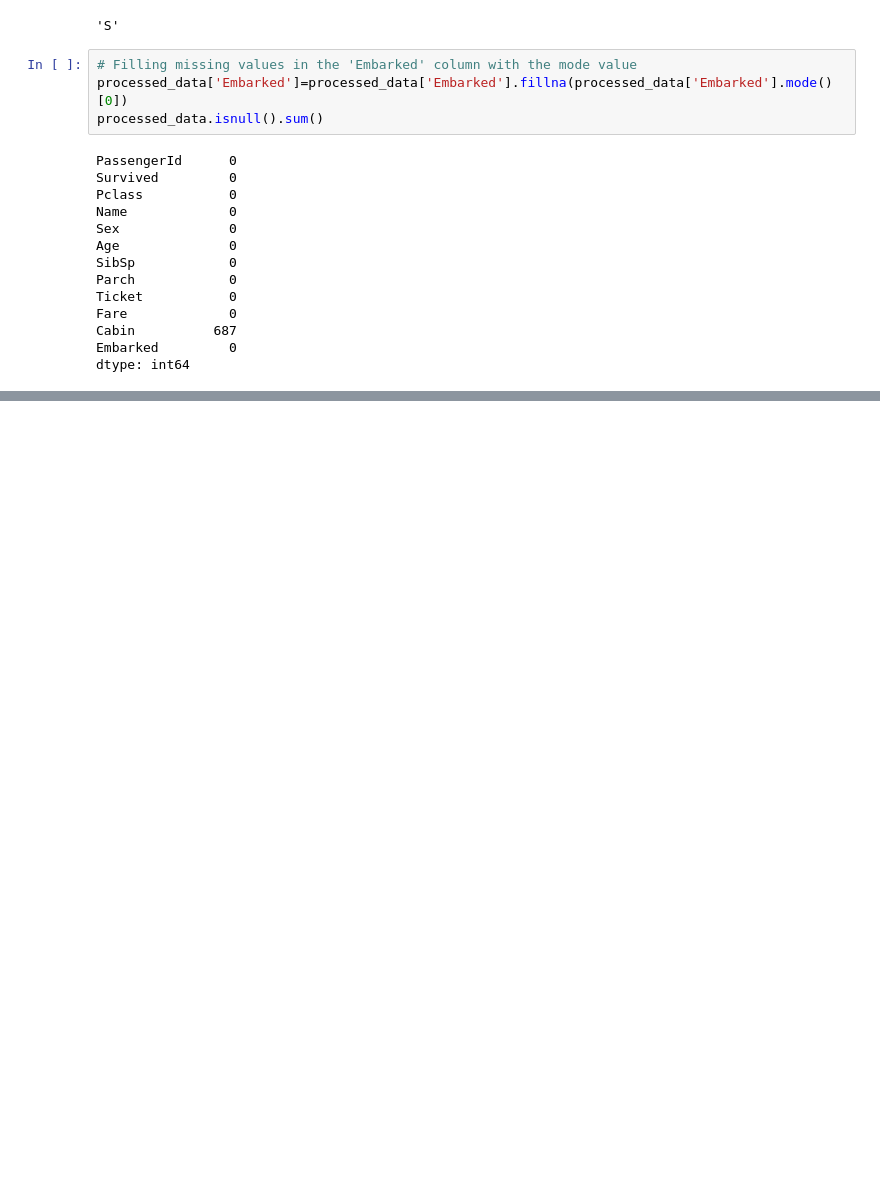
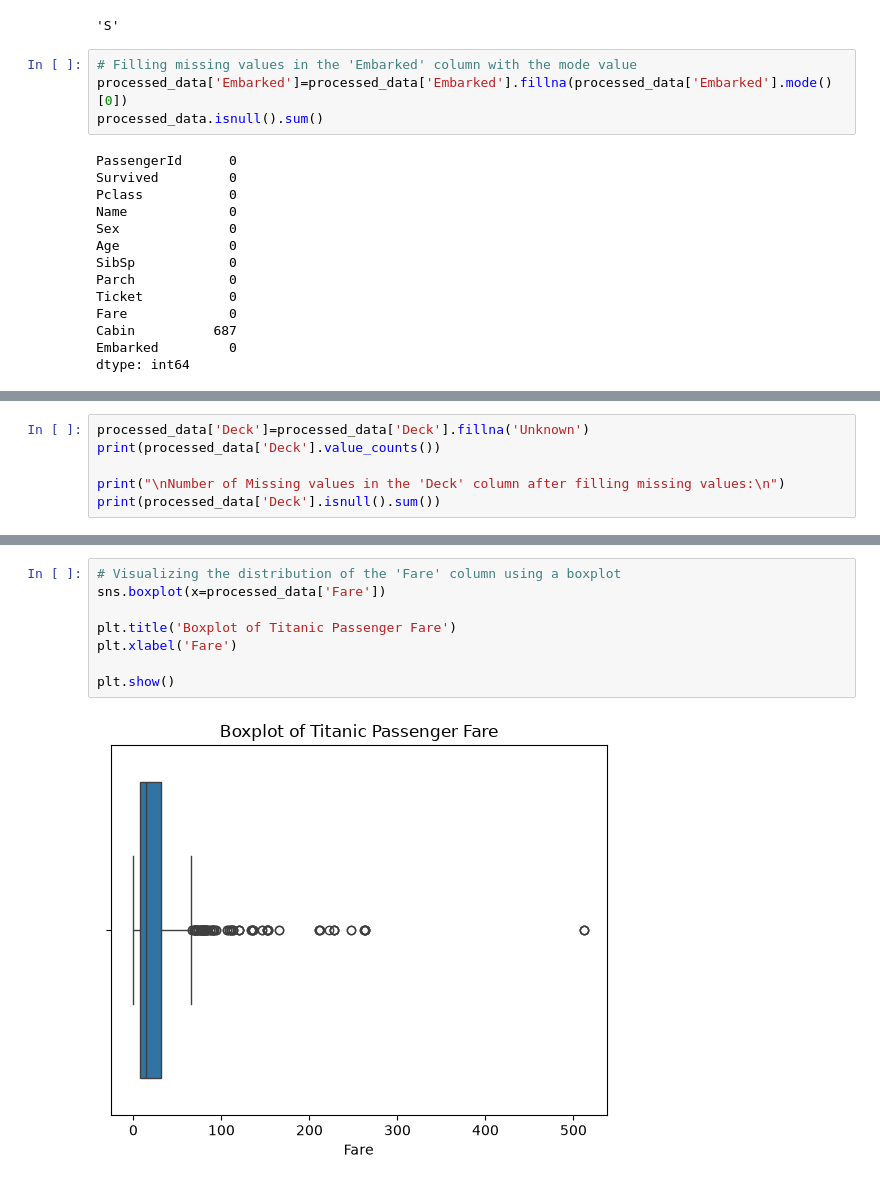
Before and after one commit to almamun252/ml-dl-learning, a Jupyter notebook: machine_learning/data_processing.ipynb, the cells around one changed output, grey strips where cells are left out. Cells and saved outputs as stored; diff of their text form; blank space fills up the shorter version.

```diff
--- a/machine_learning/data_processing.ipynb
+++ b/machine_learning/data_processing.ipynb
@@ -249,0 +440,6 @@ dtype: int64
+# %%
+processed_data['Deck']=processed_data['Deck'].fillna('Unknown')
+print(processed_data['Deck'].value_counts())
+
+print("\nNumber of Missing values in the 'Deck' column after filling missing values:\n")
+print(processed_data['Deck'].isnull().sum())
@@ -249,0 +516,10 @@ dtype: int64
+# %%
+# Visualizing the distribution of the 'Fare' column using a boxplot
+sns.boxplot(x=processed_data['Fare'])
+
+plt.title('Boxplot of Titanic Passenger Fare')
+plt.xlabel('Fare')
+
+plt.show()
+# %% [output]
+[figure, added]
```
Also changed, not shown: parts of 23 cells of this notebook, 2 other files.
